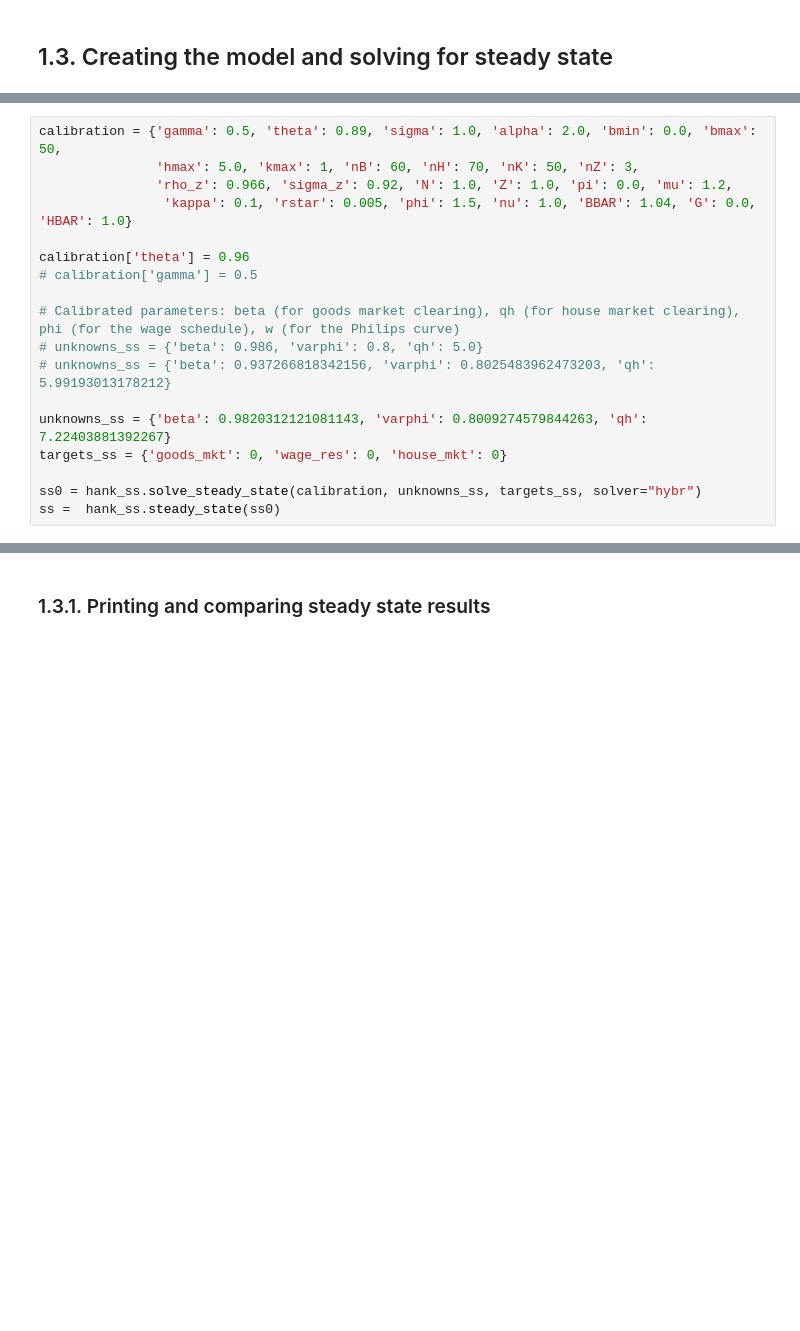
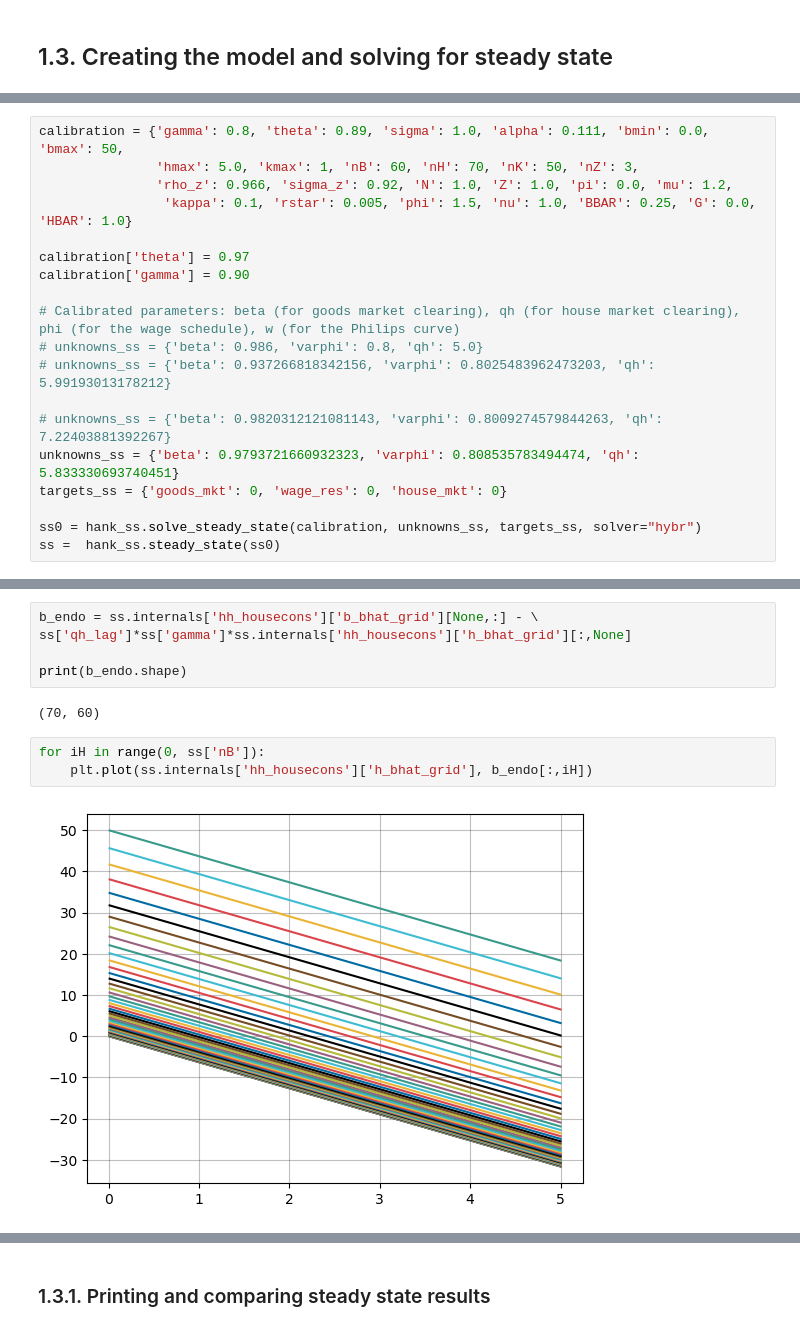
Before and after one commit to thom364e/sequence-jacobian, a Jupyter notebook: notebooks/housing_main_v2.ipynb, the cells around one changed output, grey strips where cells are left out. Saved outputs shown, nothing was run; the diff lists cells and outputs as text; blank space fills up the shorter version.

```diff
--- a/notebooks/housing_main_v2.ipynb
+++ b/notebooks/housing_main_v2.ipynb
@@ -94,17 +83,18 @@ Outputs: ['H_BHAT', 'B_BHAT', 'C_BHAT', 'UCE_BHAT', 'CHI', 'Y', 'Div', 'r', 'Tax
 # %%
-calibration = {'gamma': 0.5, 'theta': 0.89, 'sigma': 1.0, 'alpha': 2.0, 'bmin': 0.0, 'bmax': 50,
+calibration = {'gamma': 0.8, 'theta': 0.89, 'sigma': 1.0, 'alpha': 0.111, 'bmin': 0.0, 'bmax': 50,
                'hmax': 5.0, 'kmax': 1, 'nB': 60, 'nH': 70, 'nK': 50, 'nZ': 3,
                'rho_z': 0.966, 'sigma_z': 0.92, 'N': 1.0, 'Z': 1.0, 'pi': 0.0, 'mu': 1.2,
-                'kappa': 0.1, 'rstar': 0.005, 'phi': 1.5, 'nu': 1.0, 'BBAR': 1.04, 'G': 0.0, 'HBAR': 1.0}
+                'kappa': 0.1, 'rstar': 0.005, 'phi': 1.5, 'nu': 1.0, 'BBAR': 0.25, 'G': 0.0, 'HBAR': 1.0}
 
-calibration['theta'] = 0.96
-# calibration['gamma'] = 0.5
+calibration['theta'] = 0.97
+calibration['gamma'] = 0.90
 
 # Calibrated parameters: beta (for goods market clearing), qh (for house market clearing), phi (for the wage schedule), w (for the Philips curve)
 # unknowns_ss = {'beta': 0.986, 'varphi': 0.8, 'qh': 5.0}
 # unknowns_ss = {'beta': 0.937266818342156, 'varphi': 0.8025483962473203, 'qh': 5.99193013178212}
 
-unknowns_ss = {'beta': 0.9820312121081143, 'varphi': 0.8009274579844263, 'qh': 7.22403881392267}
+# unknowns_ss = {'beta': 0.9820312121081143, 'varphi': 0.8009274579844263, 'qh': 7.22403881392267}
+unknowns_ss = {'beta': 0.9793721660932323, 'varphi': 0.808535783494474, 'qh': 5.833330693740451}
 targets_ss = {'goods_mkt': 0, 'wage_res': 0, 'house_mkt': 0}
 
 ss0 = hank_ss.solve_steady_state(calibration, unknowns_ss, targets_ss, solver="hybr")
@@ -112,3 +109,15 @@ ss =  hank_ss.steady_state(ss0)
+# %%
+b_endo = ss.internals['hh_housecons']['b_bhat_grid'][None,:] - \
+ss['qh_lag']*ss['gamma']*ss.internals['hh_housecons']['h_bhat_grid'][:,None]
+
+print(b_endo.shape)
+# %% [output]
+(70, 60)
+# %%
+for iH in range(0, ss['nB']):
+    plt.plot(ss.internals['hh_housecons']['h_bhat_grid'], b_endo[:,iH])
+# %% [output]
+[figure, added]
 # %%
 print(ss['beta'], ss['varphi'], ss['qh'], ss['G'], ss['gamma_p'])
 MPC, mean_mpc = utils.calc_mpc(ss, 'hh_housecons')
```
Also changed, not shown: parts of 15 cells of this notebook, 1 other file.
